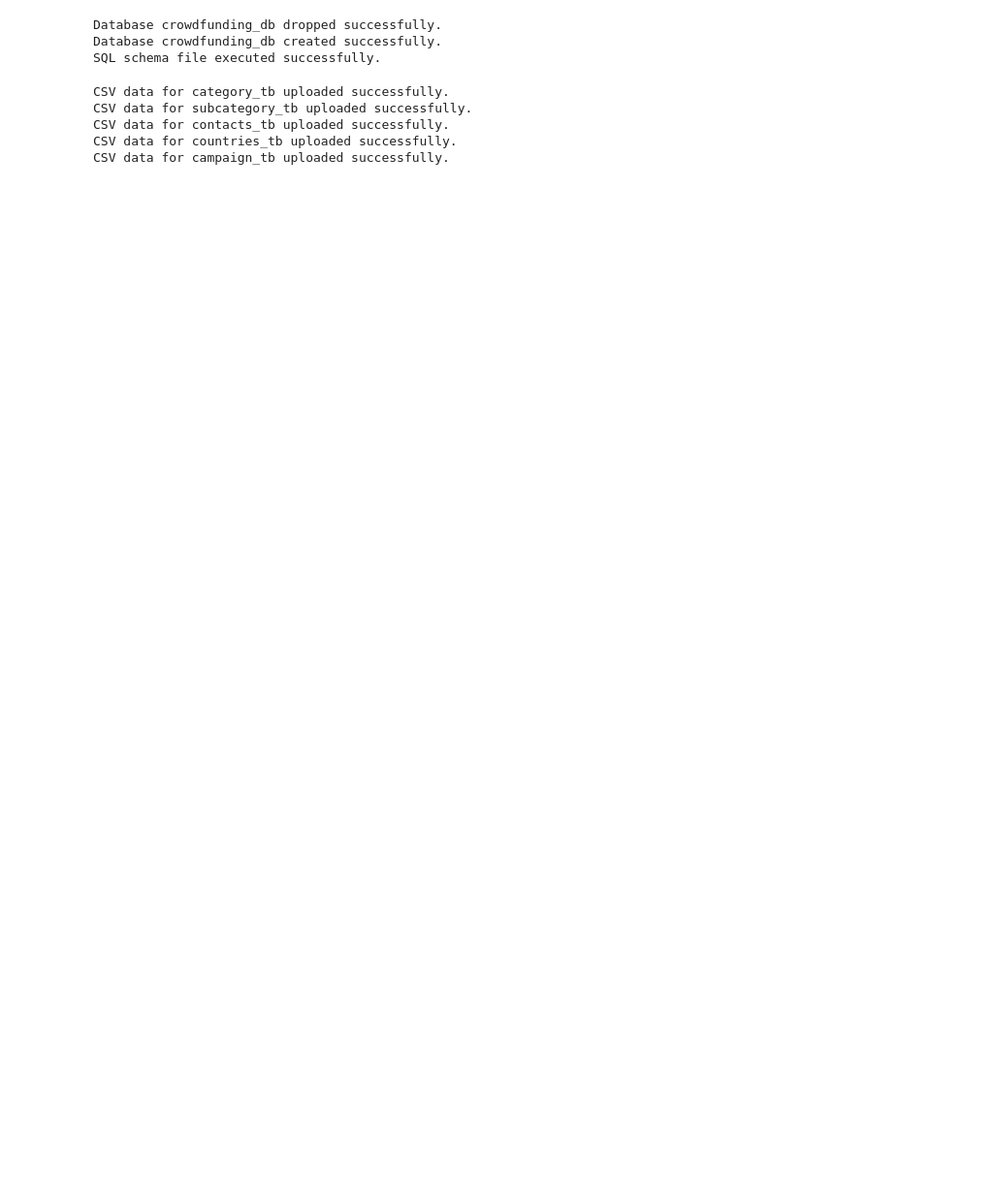
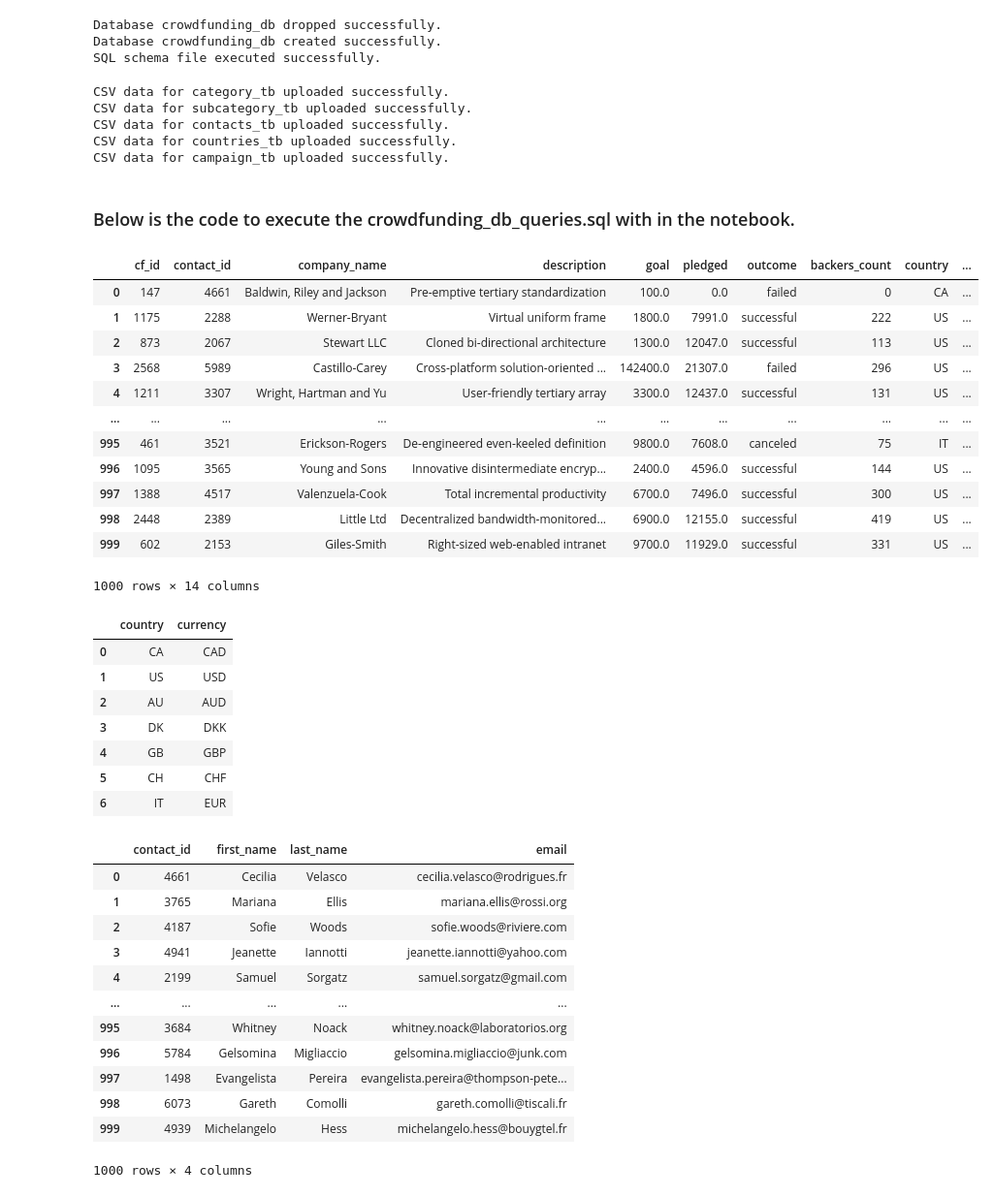
Before and after one commit to Saurabh-Lakhanpal/crowdFunding-ETL, a Jupyter notebook: ETL.ipynb, the cells around one changed output. Shown: that part at 97% size. Saved outputs shown, nothing was run; the diff lists cells and outputs as text; code cells hidden in the pictures; blank space fills up the shorter version.

```diff
--- a/ETL.ipynb
+++ b/ETL.ipynb
@@ -892,3 +882,75 @@ CSV data for subcategory_tb uploaded successfully.
 CSV data for contacts_tb uploaded successfully.
 CSV data for countries_tb uploaded successfully.
 CSV data for campaign_tb uploaded successfully.
+# %% [markdown]
+### Below is the code to execute the crowdfunding_db_queries.sql with in the notebook.
+# %%
+# Database connection parameters
+db_params = {
+    'dbname': 'crowdfunding_db',
+    'user': 'postgres',
+    'password': 'postgres',
+    'host': 'localhost',
+    'port': '5432'
+}
+
+# Function to execute SQL queries and return a DataFrame
+def run_query(query):
+    try:
+        connection = psycopg2.connect(**db_params)
+        df = pd.read_sql_query(query, connection)
+    except Exception as e:
+        print(f"An error occurred: {e}")
+    finally:
+        if connection:
+            connection.close()
+    return df
+
+# List of queries
+queries = [
+    "SELECT * FROM campaign_tb;",
+    "SELECT * FROM countries_tb;",
+    "SELECT * FROM contacts_tb;",
+    "SELECT * FROM subcategory_tb;",
+    "SELECT * FROM category_tb;"
+]
+
+# Run each query and display the results
+for query in queries:
+    result_df = run_query(query)
+    display(result_df)
+# %% [output]
+|  | cf_id | contact_id | company_name | description | goal | pledged | outcome | backers_count | country | ... |
+| 0 | 147 | 4661 | Baldwin, Riley and Jackson | Pre-emptive tertiary standardization | 100.0 | 0.0 | failed | 0 | CA | ... |
+| 1 | 1175 | 2288 | Werner-Bryant | Virtual uniform frame | 1800.0 | 7991.0 | successful | 222 | US | ... |
+| 2 | 873 | 2067 | Stewart LLC | Cloned bi-directional architecture | 1300.0 | 12047.0 | successful | 113 | US | ... |
+| 3 | 2568 | 5989 | Castillo-Carey | Cross-platform solution-oriented ... | 142400.0 | 21307.0 | failed | 296 | US | ... |
+| 4 | 1211 | 3307 | Wright, Hartman and Yu | User-friendly tertiary array | 3300.0 | 12437.0 | successful | 131 | US | ... |
+| ... | ... | ... | ... | ... | ... | ... | ... | ... | ... | ... |
+| 995 | 461 | 3521 | Erickson-Rogers | De-engineered even-keeled definition | 9800.0 | 7608.0 | canceled | 75 | IT | ... |
+| 996 | 1095 | 3565 | Young and Sons | Innovative disintermediate encryp... | 2400.0 | 4596.0 | successful | 144 | US | ... |
+| 997 | 1388 | 4517 | Valenzuela-Cook | Total incremental productivity | 6700.0 | 7496.0 | successful | 300 | US | ... |
+| 998 | 2448 | 2389 | Little Ltd | Decentralized bandwidth-monitored... | 6900.0 | 12155.0 | successful | 419 | US | ... |
+| 999 | 602 | 2153 | Giles-Smith | Right-sized web-enabled intranet | 9700.0 | 11929.0 | successful | 331 | US | ... |
+1000 rows × 14 columns
+|  | country | currency |
+| 0 | CA | CAD |
+| 1 | US | USD |
+| 2 | AU | AUD |
+| 3 | DK | DKK |
+| 4 | GB | GBP |
+| 5 | CH | CHF |
+| 6 | IT | EUR |
+|  | contact_id | first_name | last_name | email |
+| 0 | 4661 | Cecilia | Velasco | cecilia.velasco@rodrigues.fr |
+| 1 | 3765 | Mariana | Ellis | mariana.ellis@rossi.org |
+| 2 | 4187 | Sofie | Woods | sofie.woods@riviere.com |
+| 3 | 4941 | Jeanette | Iannotti | jeanette.iannotti@yahoo.com |
+| 4 | 2199 | Samuel | Sorgatz | samuel.sorgatz@gmail.com |
+| ... | ... | ... | ... | ... |
+| 995 | 3684 | Whitney | Noack | whitney.noack@laboratorios.org |
+| 996 | 5784 | Gelsomina | Migliaccio | gelsomina.migliaccio@junk.com |
+| 997 | 1498 | Evangelista | Pereira | evangelista.pereira@thompson-pete... |
+| 998 | 6073 | Gareth | Comolli | gareth.comolli@tiscali.fr |
+| 999 | 4939 | Michelangelo | Hess | michelangelo.hess@bouygtel.fr |
+1000 rows × 4 columns
```
Also changed, not shown: parts of 3 cells of this notebook.
